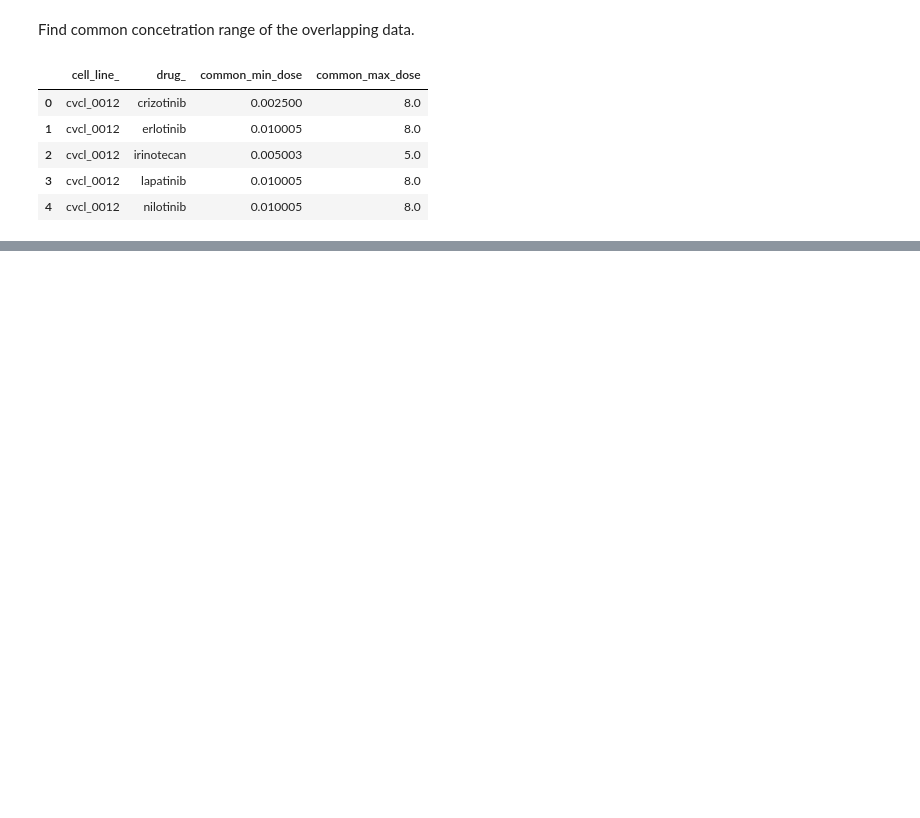
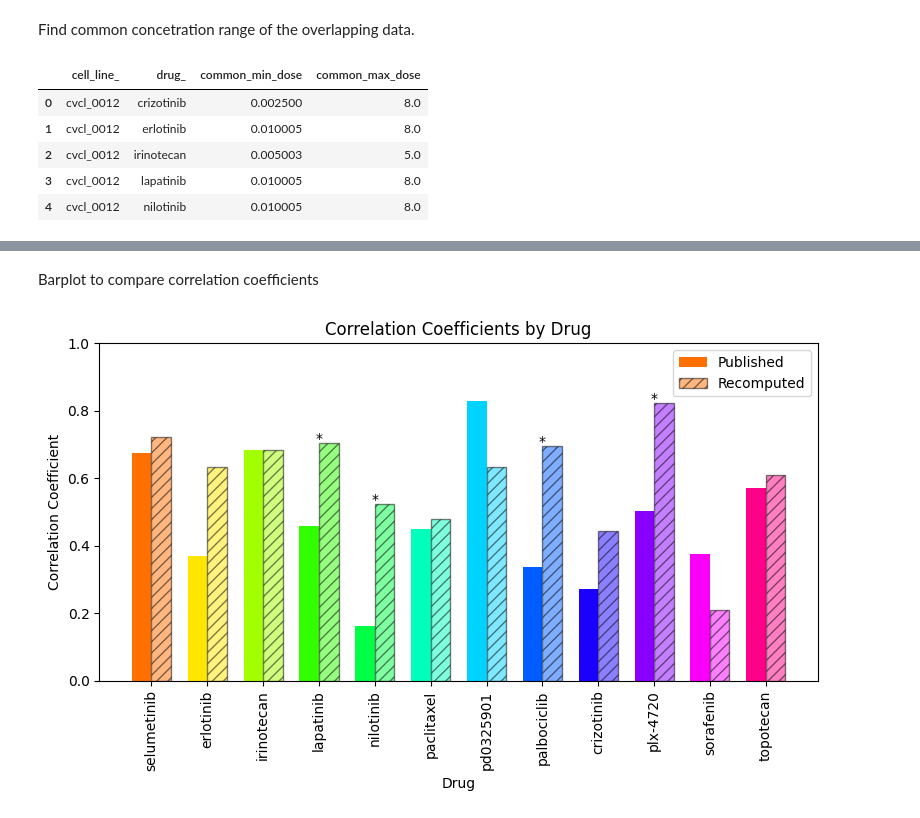
Before and after one commit to serhatbeyaz/pharmaco-analysis, a Jupyter notebook: Python scripts/data_analysis.ipynb, the cells around one changed output, grey strips where cells are left out. Drawn from its saved outputs; the diff is of its cells as text; code cells hidden in the pictures; blank space fills up the shorter version.

```diff
--- a/Python scripts/data_analysis.ipynb
+++ b/Python scripts/data_analysis.ipynb
@@ -86,0 +107,4 @@ Plotting.correlation_plot(gdsc, ccle, "paclitaxel", method= 'recomputed')
+# %%
+
+result = Correlation.recomp_vs_pub_corr_table(ccle, gdsc, "spearman")
+result
@@ -86,0 +125,6 @@ Plotting.correlation_plot(gdsc, ccle, "paclitaxel", method= 'recomputed')
+# %% [markdown]
+Barplot to compare correlation coefficients
+# %%
+Plotting.barplot_corr_table(result)
+# %% [output]
+[figure, added]
```
Also changed, not shown: parts of 12 cells of this notebook, 3 other files.
